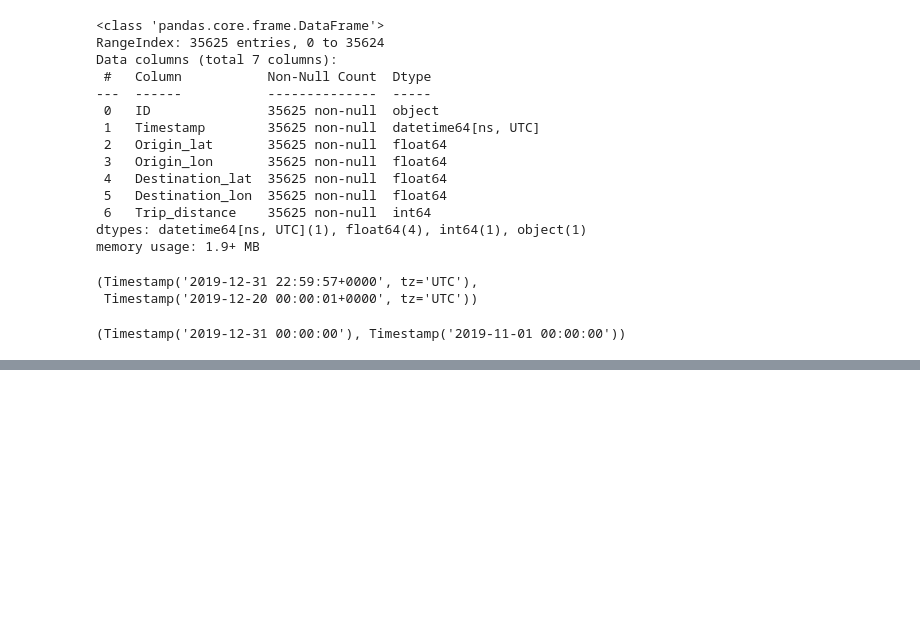
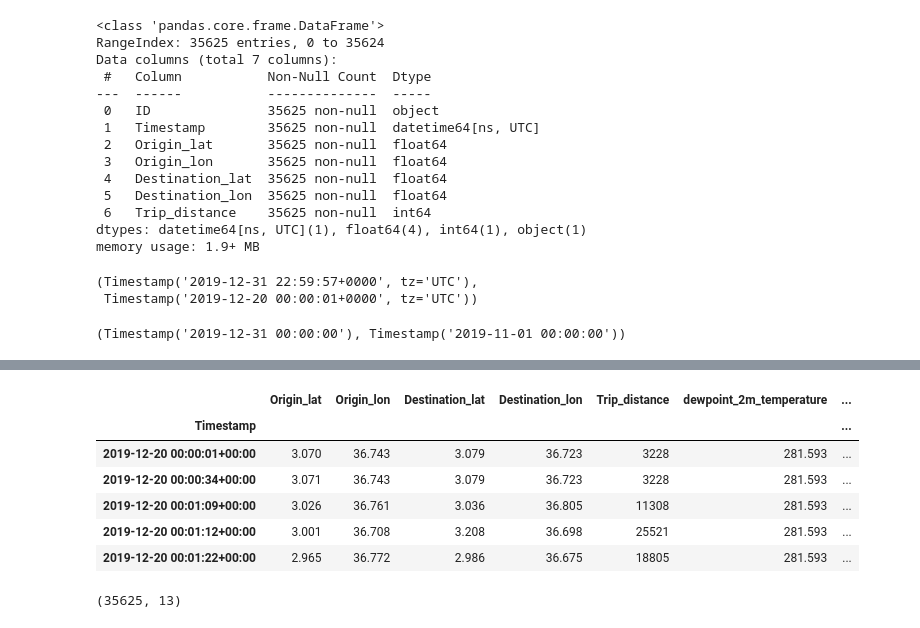
Before and after one commit to Azie88/Estimated-Time-of-Arrival-ETA-Prediction, a Jupyter notebook: Dev/Project_notebook.ipynb, the cells around one changed output, grey strips where cells are left out. Cells and saved outputs as stored; diff of their text form; code cells hidden in the pictures; blank space fills up the shorter version.

```diff
--- a/Dev/Project_notebook.ipynb
+++ b/Dev/Project_notebook.ipynb
@@ -1359,10 +1366,10 @@ weather_df['date'].max(), weather_df['date'].min()
 # drop 'ID' column
 testing.drop(['ID'],axis=1, inplace = True)
 # %%
-# Merge 'Weather' and 'training' on date column
+# Merge 'Weather' and 'testing' on date column
 
 testing['date']=testing['Timestamp'].dt.date
-testing['date']=pd.to_datetime(training['date'])
-training_merged=pd.merge(training,weather_df, how='left', on='date')
-print(training_merged.shape)
-training_merged.head()
+testing['date']=pd.to_datetime(testing['date'])
+testing_merged=pd.merge(testing,weather_df, how='left', on='date')
+print(testing_merged.shape)
+testing_merged.head()
@@ -1368,0 +1394,42 @@ training_merged.head()
+# %%
+#trip clustering
+kmean=KMeans(n_clusters=10,random_state=42)
+
+coords = testing_merged[['Origin_lat'	,'Origin_lon'	,'Destination_lat'	,'Destination_lon']]
+
+#cleaned["cluster_id"]=cleaned["cluster_id"].astype('category')
+
+testing_merged["cluster_id"]=kmean.fit_predict(coords)
+# %%
+# Add weather features
+
+# temperature_range
+testing_merged['temperature_range'] = testing_merged['maximum_2m_air_temperature'] - testing_merged['minimum_2m_air_temperature']
+
+# Calculate wind speed
+testing_merged['wind_speed'] = np.sqrt(testing_merged['u_component_of_wind_10m']**2 + testing_merged['v_component_of_wind_10m']**2)
+
+# Rain
+testing_merged['rain'] = (testing_merged['total_precipitation'] > 0).astype(int)
+# %%
+testing_merged = testing_merged.drop(columns= ['date', 'surface_pressure', 'u_component_of_wind_10m', 'v_component_of_wind_10m'],axis=1)
+# %%
+testing_merged = testing_merged.set_index('Timestamp')
+testing_merged.sort_index(ascending=True, inplace=True)
+testing_merged.head()
+# %% [output]
+|  | Origin_lat | Origin_lon | Destination_lat | Destination_lon | Trip_distance | dewpoint_2m_temperature | ... |
+| Timestamp |  |  |  |  |  |  | ... |
+| 2019-12-20 00:00:01+00:00 | 3.070 | 36.743 | 3.079 | 36.723 | 3228 | 281.593 | ... |
+| 2019-12-20 00:00:34+00:00 | 3.071 | 36.743 | 3.079 | 36.723 | 3228 | 281.593 | ... |
+| 2019-12-20 00:01:09+00:00 | 3.026 | 36.761 | 3.036 | 36.805 | 11308 | 281.593 | ... |
+| 2019-12-20 00:01:12+00:00 | 3.001 | 36.708 | 3.208 | 36.698 | 25521 | 281.593 | ... |
+| 2019-12-20 00:01:22+00:00 | 2.965 | 36.772 | 2.986 | 36.675 | 18805 | 281.593 | ... |
+# %%
+testing_final = testing_merged.drop(columns= ['wind_speed', 'maximum_2m_air_temperature', 'total_precipitation',
+                                 'mean_sea_level_pressure' , 'pickup_minute','mean_2m_air_temperature'
+                                 ],axis=1)
+
+testing_final.shape
+# %% [output]
+(35625, 13)
```
Also changed, not shown: parts of 7 cells of this notebook.
